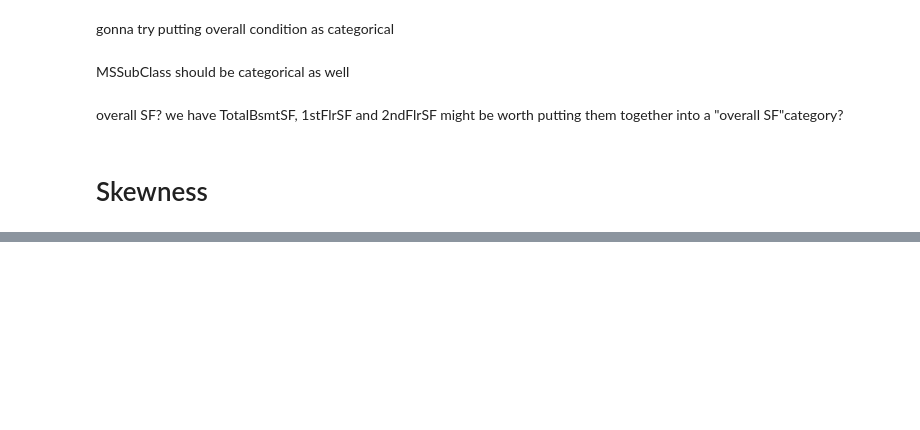
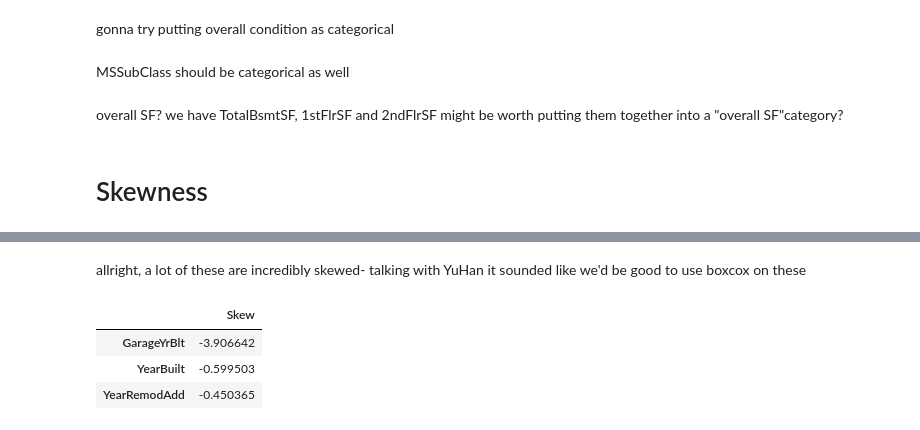
Before and after one commit to nmaloof/KaggleProject, a Jupyter notebook: Ben -We're So Skewed.ipynb, the cells around one changed output, grey strips where cells are left out. Cells and saved outputs as stored; diff of their text form; code cells hidden in the pictures; blank space fills up the shorter version.

```diff
--- a/Ben -We're So Skewed.ipynb
+++ b/Ben -We're So Skewed.ipynb
@@ -296,0 +317,10 @@ skewed = data[numerical].apply(lambda x: x.skew()).sort_values()
+# %% [markdown]
+allright, a lot of these are incredibly skewed- talking with YuHan it sounded like we'd be good to use boxcox on these
+# %%
+skewdf = pd.DataFrame({'Skew': skewed})
+skewdf.head(3)
+# %% [output]
+|  | Skew |
+| GarageYrBlt | -3.906642 |
+| YearBuilt | -0.599503 |
+| YearRemodAdd | -0.450365 |
```
Also changed, not shown: parts of 23 cells of this notebook.
